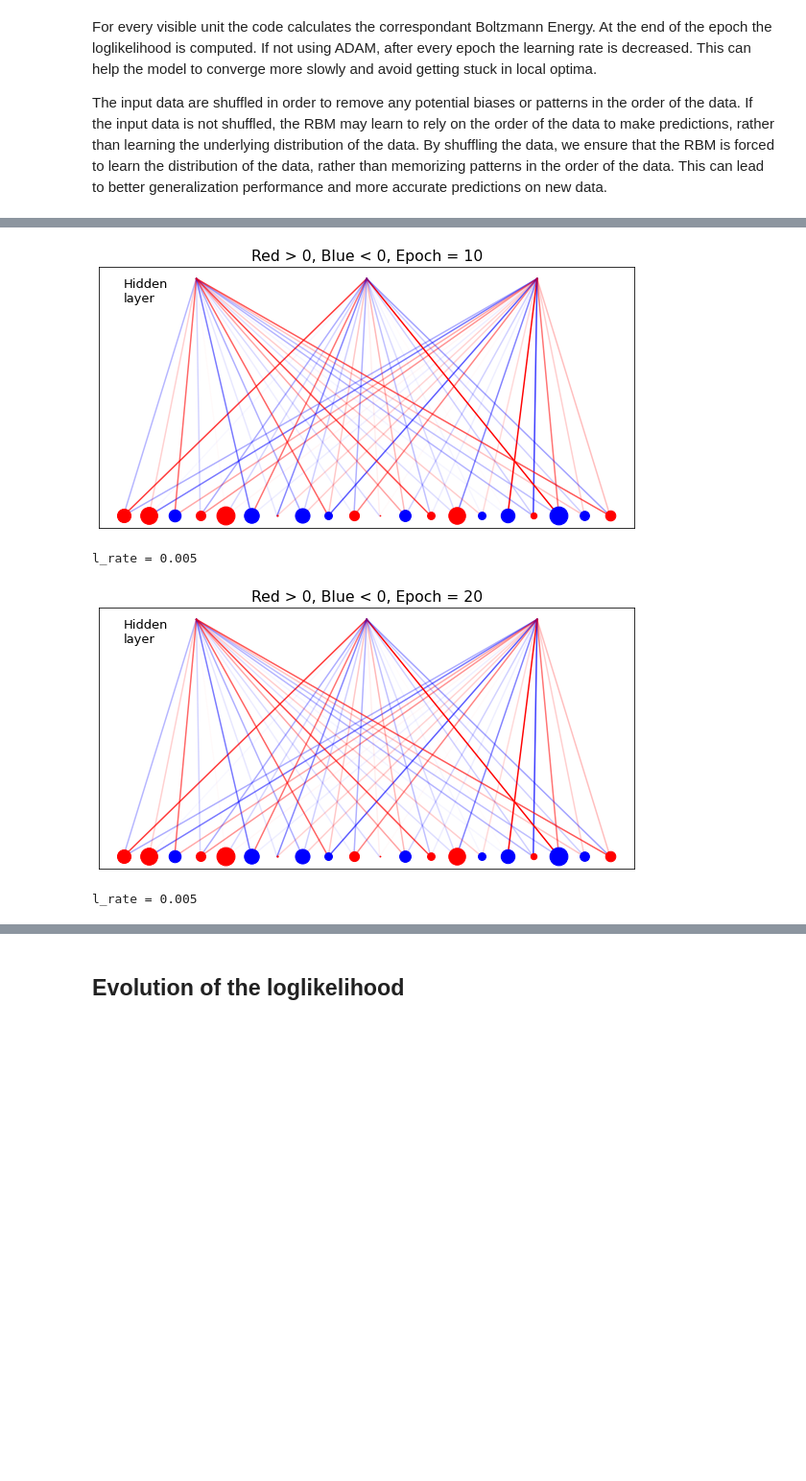
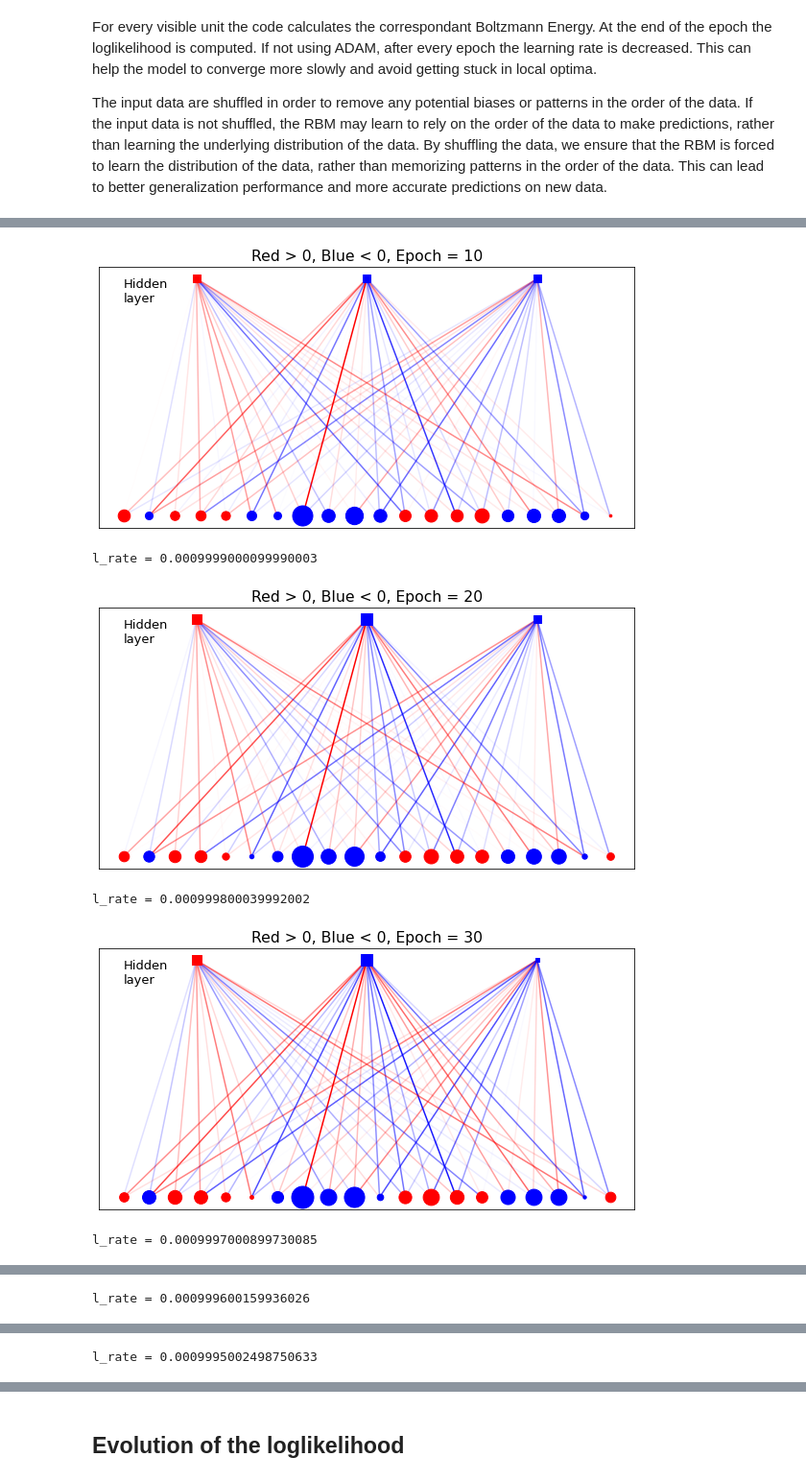
Before and after one commit to Berto70/comp_lab_b, a Jupyter notebook: Exercises/E2/my_rbm_test_copy.ipynb, the cells around one changed output, grey strips where cells are left out. Shown at 96% size. Cells and saved outputs as stored; diff of their text form; code cells hidden in the pictures; blank space fills up the shorter version.

```diff
--- a/Exercises/E2/my_rbm_test_copy.ipynb
+++ b/Exercises/E2/my_rbm_test_copy.ipynb
@@ -357,3 +335,15 @@ def categorical_cross_entropy(v_data, v_model):
+# %%
+def s(v, vf):
+       # Get half of the data randomly by selecting rows
+    v_indices = np.random.choice(v.shape[0], size=int(v.shape[0]/2), replace=False)
+    vf_indices = np.random.choice(vf.shape[0], size=int(vf.shape[0]/2), replace=False)
+    v_sample = v[v_indices, :]
+    vf_sample = vf
+
+    # Concatenate the selected rows from both arrays
+    vf_new = np.vstack((v_sample, vf_sample))
+    ds_entropy = len(gzip.compress(vf_new))/len(gzip.compress(v)) - 1
+    return ds_entropy
 # %% [markdown]
 ## Training the model
 # %% [markdown]
@@ -370,7 +360,7 @@ For every visible unit the code calculates the correspondant Boltzmann Energy. A
 The input data are shuffled in order to remove any potential biases or patterns in the order of the data. If the input data is not shuffled, the RBM may learn to rely on the order of the data to make predictions, rather than learning the underlying distribution of the data. By shuffling the data, we ensure that the RBM is forced to learn the distribution of the data, rather than memorizing patterns in the order of the data. This can lead to better generalization performance and more accurate predictions on new data.
 # %%
 # Learning rate
-lrate = 0.005
+lrate = 0.001
 
 # Minibatch size and count
 m_size, m_count = 500, 0
@@ -386,13 +376,13 @@ sa, ma = 0, 0
 sb, mb = 0, 0
 
 # Choose between 'rmsprop', 'adam', 'vanilla'
-model = 'adam'
+model = 'rmsprop'
 
 # Number of CD steps
 CD_steps = 1
 
 # Number of epochs
-n_epochs = 150
+n_epochs = 100
 ampl=40.
 
 LogL = []
@@ -408,7 +398,7 @@ plotgraph(0)
 for epoch in range(n_epochs):
     En = []
     # aggregate normalization of batch statistics and learning rate
-    lrate_m = lrate /m_size
+    lrate_m = lrate /1
 
     # Loop over visible units
     for k in range(N):
@@ -436,16 +426,18 @@ for epoch in range(n_epochs):
         En.append(Energy(v[k], h, w, a, b))
 
         # Update quantities
-        v_data += v[k]
-        v_model += vf
-        h_data += h
-        h_model += hf
+        v_data += v[k] / m_size
+        v_model += vf / m_size
+        h_data += h / m_size
+        h_model += hf / m_size
         vh_data += np.outer(v[k].T, h)
         vh_model += np.outer(vf.T, hf)
 
         m_count += 1
         if m_count == m_size: # End of minibatch
 
+            vh_data /= m_size
+            vh_model /= m_size
 
             # Vanilla GD
             if model == 'vanilla':
@@ -497,11 +489,16 @@ for epoch in range(n_epochs):
     logZ = np.log(PartZ(w, a, b))
     LogL.append(-np.mean(En)-logZ)
 
-    recon_error.append(np.mean((v_data - v_model)**2))
+    recon_error.append((np.mean(np.abs((v_data - v_model)))))
 
-    r_2.append(1-((np.sum((v_data-v_model)**2))/np.sum((v_data-np.mean(v_data))**2)))
+    data_mean = np.mean(v_data)
+    SS_tot = np.sum((v_data - data_mean)**2)
+    SS_res = np.sum((v_data - v_model)**2)
+    r2_acc = 1 - (SS_res / SS_tot)
 
-    cross_entropy.append(categorical_cross_entropy(v_data, v_model))
+    r_2.append(r2_acc)#1-((np.sum((v_data-v_model)**2))/np.sum((v_data-np.mean(v_data))**2)))
 
-    #entropy.append(s(v_0,vf))
+    #cross_entropy.append(categorical_cross_entropy(v_data, v_model))
+
+    entropy.append(s(v_0, vf))
 # %% [output]
@@ -509,4 +506,6 @@ for epoch in range(n_epochs):
-[figure, old version]
+[figure, new version]
-l_rate = 0.005
+l_rate = 0.0009999000099990003
-[figure, old version]
+[figure, new version]
-l_rate = 0.005
+l_rate = 0.000999800039992002
+[figure, added]
+l_rate = 0.0009997000899730085
@@ -512,0 +513 @@ l_rate = 0.005
+l_rate = 0.000999600159936026
@@ -512,0 +515 @@ l_rate = 0.005
+l_rate = 0.0009995002498750633
```
Also changed, not shown: parts of 46 cells of this notebook.
